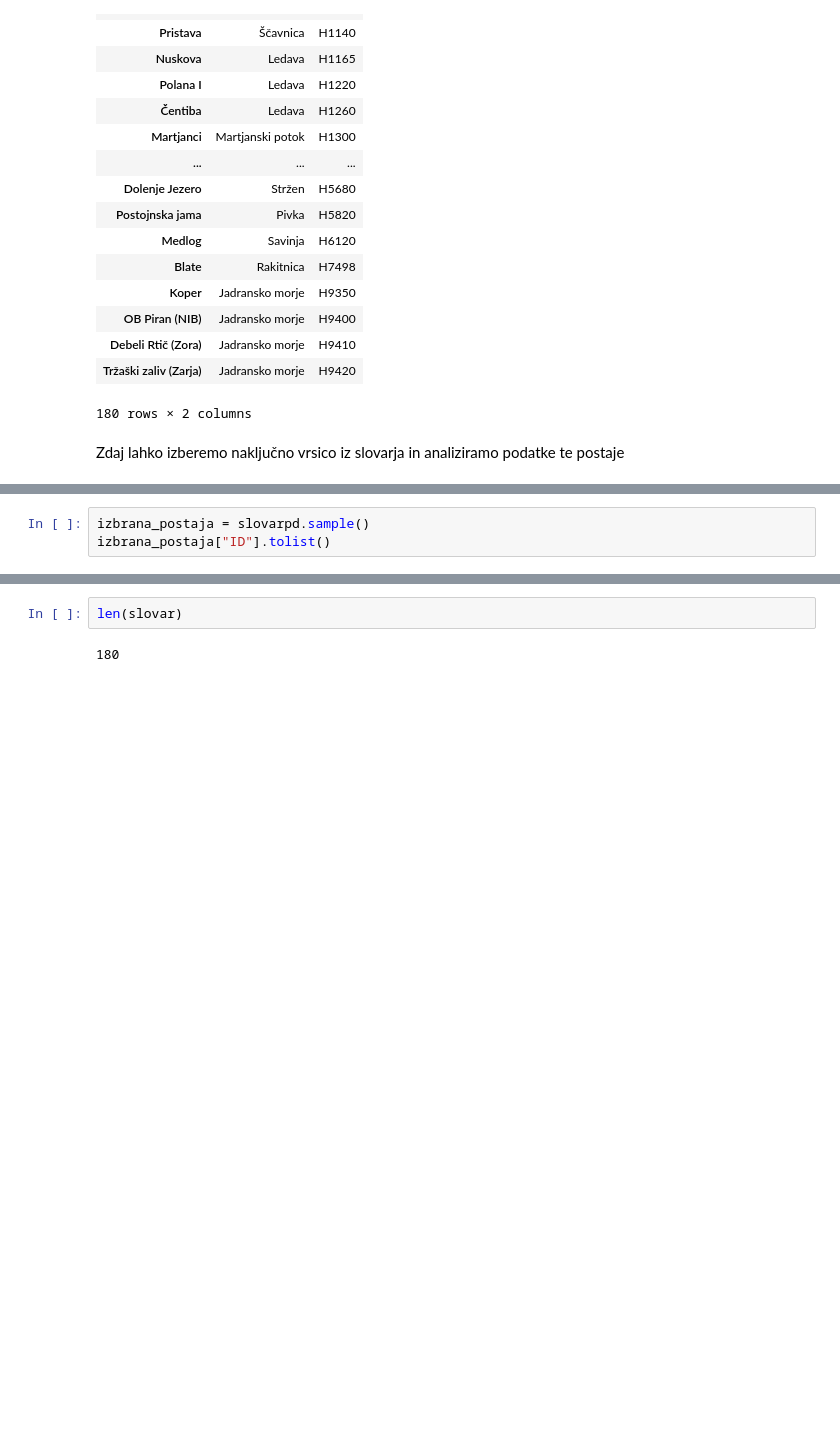
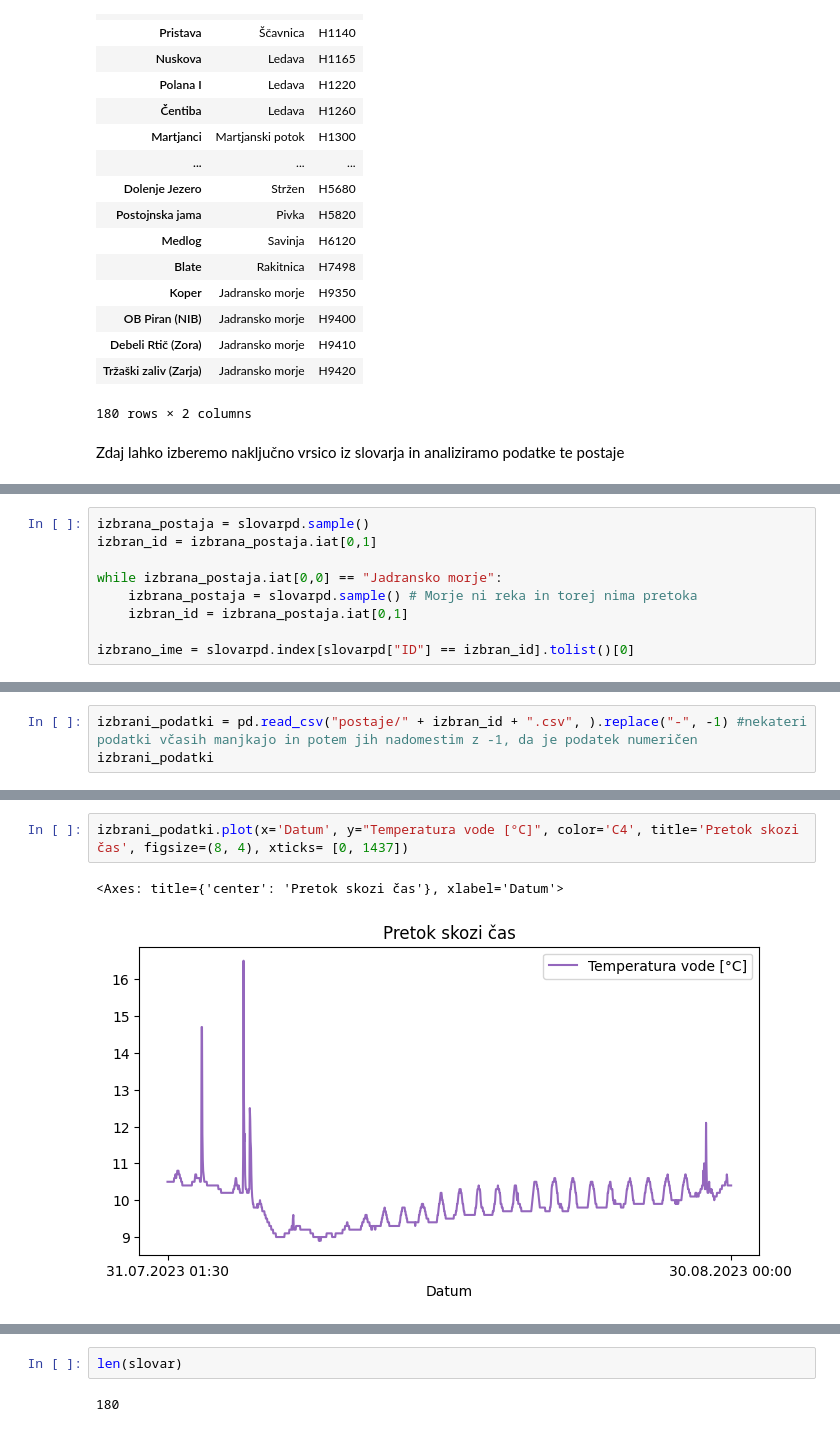
Before and after one commit to ld7426/projektna, a Jupyter notebook: Analiza.ipynb, the cells around one changed output, grey strips where cells are left out. Drawn from its saved outputs; the diff is of its cells as text; blank space fills up the shorter version.

```diff
--- a/Analiza.ipynb
+++ b/Analiza.ipynb
@@ -56,3 +67,9 @@ Zdaj lahko izberemo naključno vrsico iz slovarja in analiziramo podatke te post
 # %%
 izbrana_postaja = slovarpd.sample()
-izbrana_postaja["ID"].tolist()
+izbran_id = izbrana_postaja.iat[0,1]
+
+while izbrana_postaja.iat[0,0] == "Jadransko morje":
+    izbrana_postaja = slovarpd.sample() # Morje ni reka in torej nima pretoka
+    izbran_id = izbrana_postaja.iat[0,1]
+
+izbrano_ime = slovarpd.index[slovarpd["ID"] == izbran_id].tolist()[0]
@@ -64,0 +80,3 @@ pd.options.display.max_rows
+# %%
+izbrani_podatki = pd.read_csv("postaje/" + izbran_id + ".csv", ).replace("-", -1) #nekateri podatki včasih manjkajo in potem jih nadomestim z -1, da je podatek numeričen
+izbrani_podatki
@@ -64,0 +106,5 @@ pd.options.display.max_rows
+# %%
+izbrani_podatki.plot(x='Datum', y="Temperatura vode [°C]", color='C4', title='Pretok skozi čas', figsize=(8, 4), xticks= [0, 1437])
+# %% [output]
+<Axes: title={'center': 'Pretok skozi čas'}, xlabel='Datum'>
+[figure, added]
```
Also changed, not shown: parts of 40 cells of this notebook.
